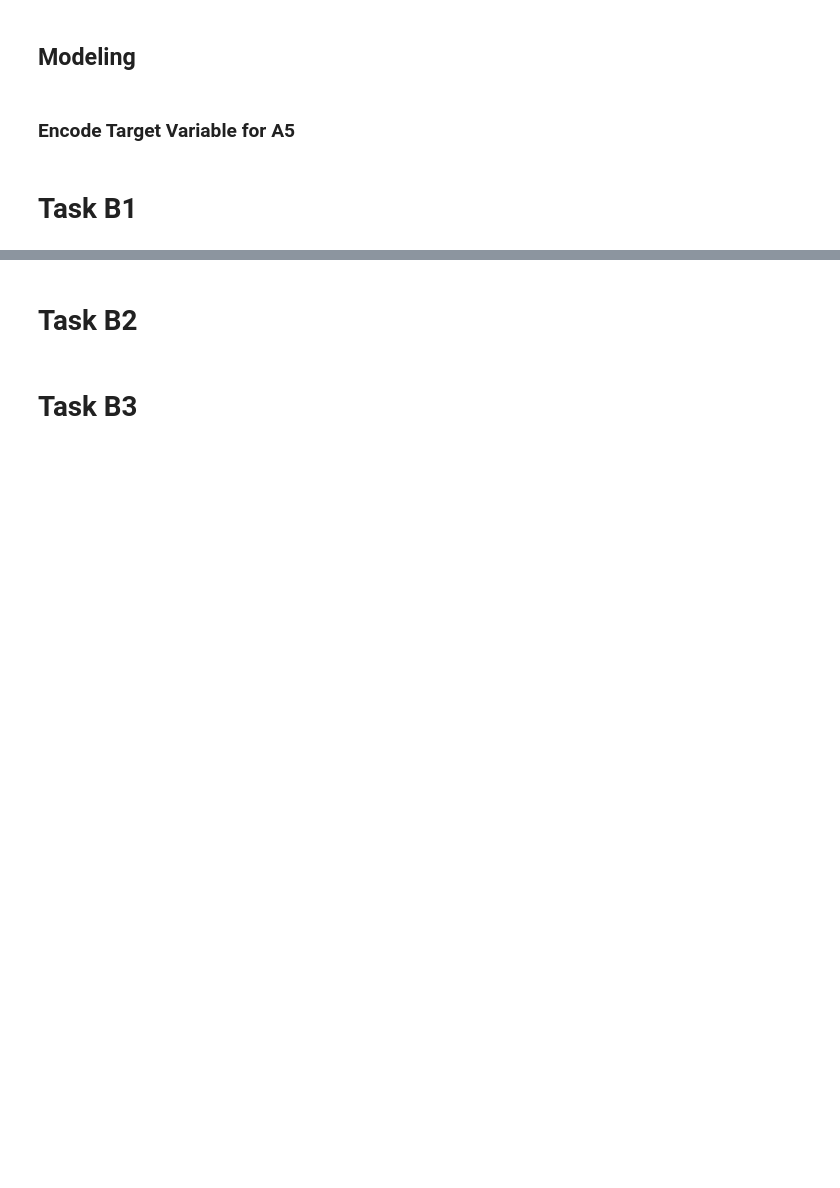
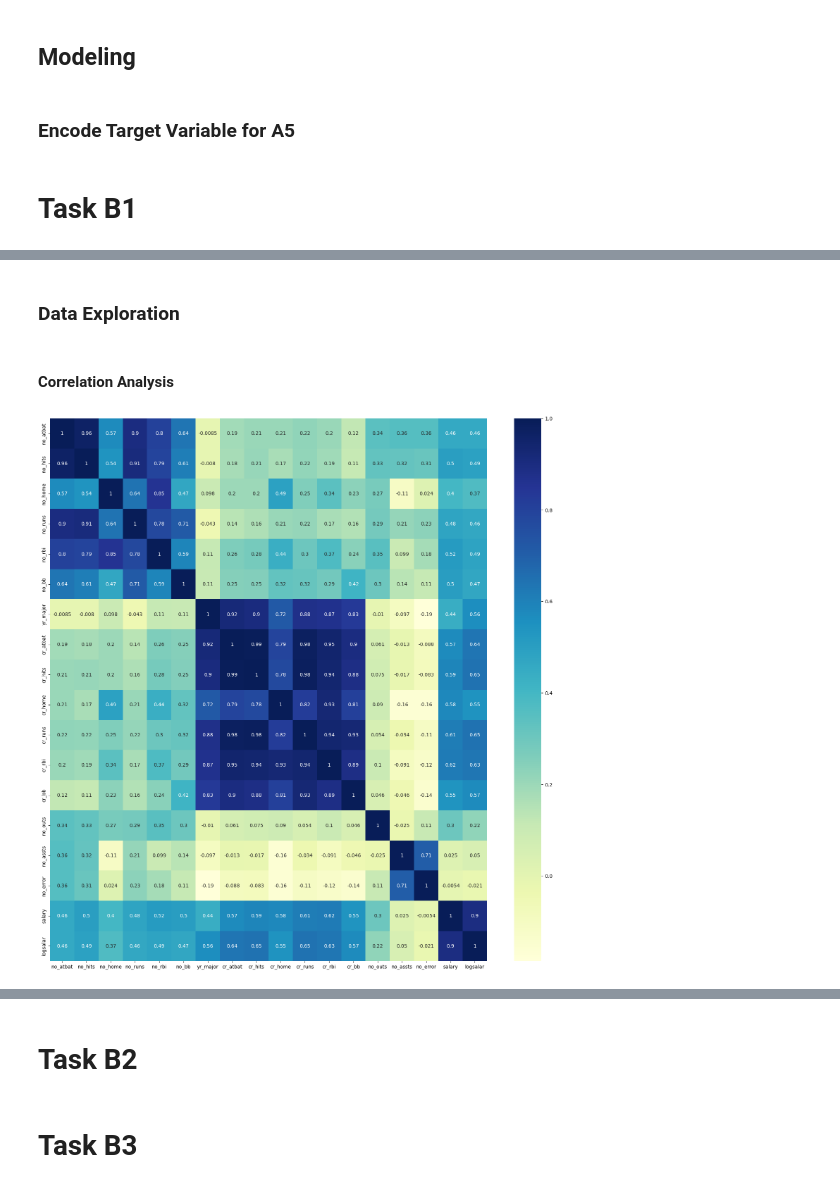
Before and after one commit to MSWinds/dm-group1-project, a Jupyter notebook: Final_Project.ipynb, the cells around one changed output, grey strips where cells are left out. Drawn from its saved outputs; the diff is of its cells as text; code cells hidden in the pictures; blank space fills up the shorter version.

```diff
--- a/Final_Project.ipynb
+++ b/Final_Project.ipynb
@@ -2261,0 +2267,2 @@ We may use distance metrics to deal with the ordinal data.
+# %%
+df_b_raw = pd.read_csv('datasets/DMABASE.csv')
@@ -2261,0 +2309,11 @@ We may use distance metrics to deal with the ordinal data.
+# %% [markdown]
+### Data Exploration
+# %% [markdown]
+#### Correlation Analysis
+# %%
+# create a correlation heatmap using sns
+plt.figure(figsize=(20,20))
+sns.heatmap(df_b_raw.corr(), annot=True, cmap="YlGnBu")
+plt.show()
+# %% [output]
+[figure, added]
```
Also changed, not shown: parts of 60 cells of this notebook.
